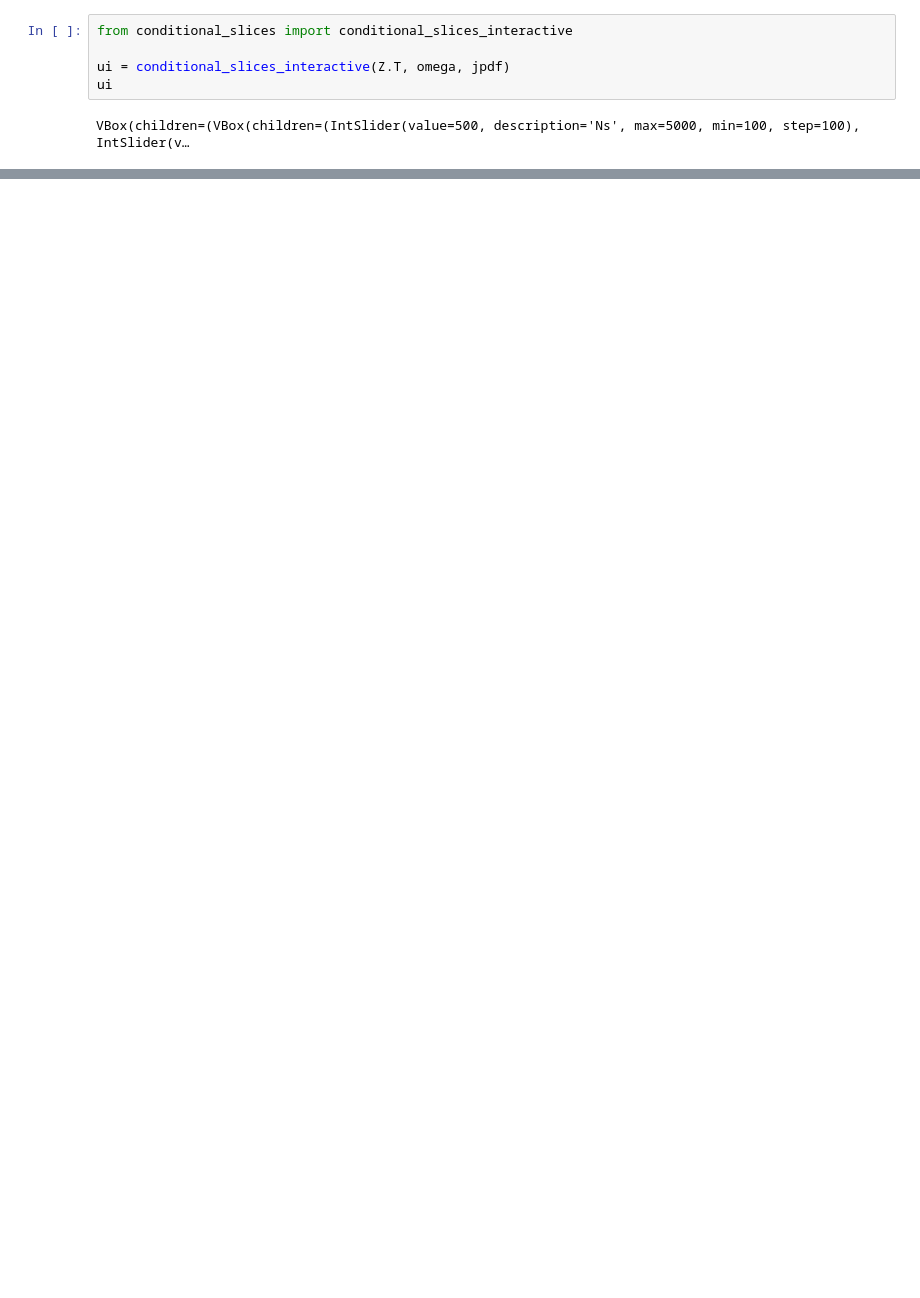
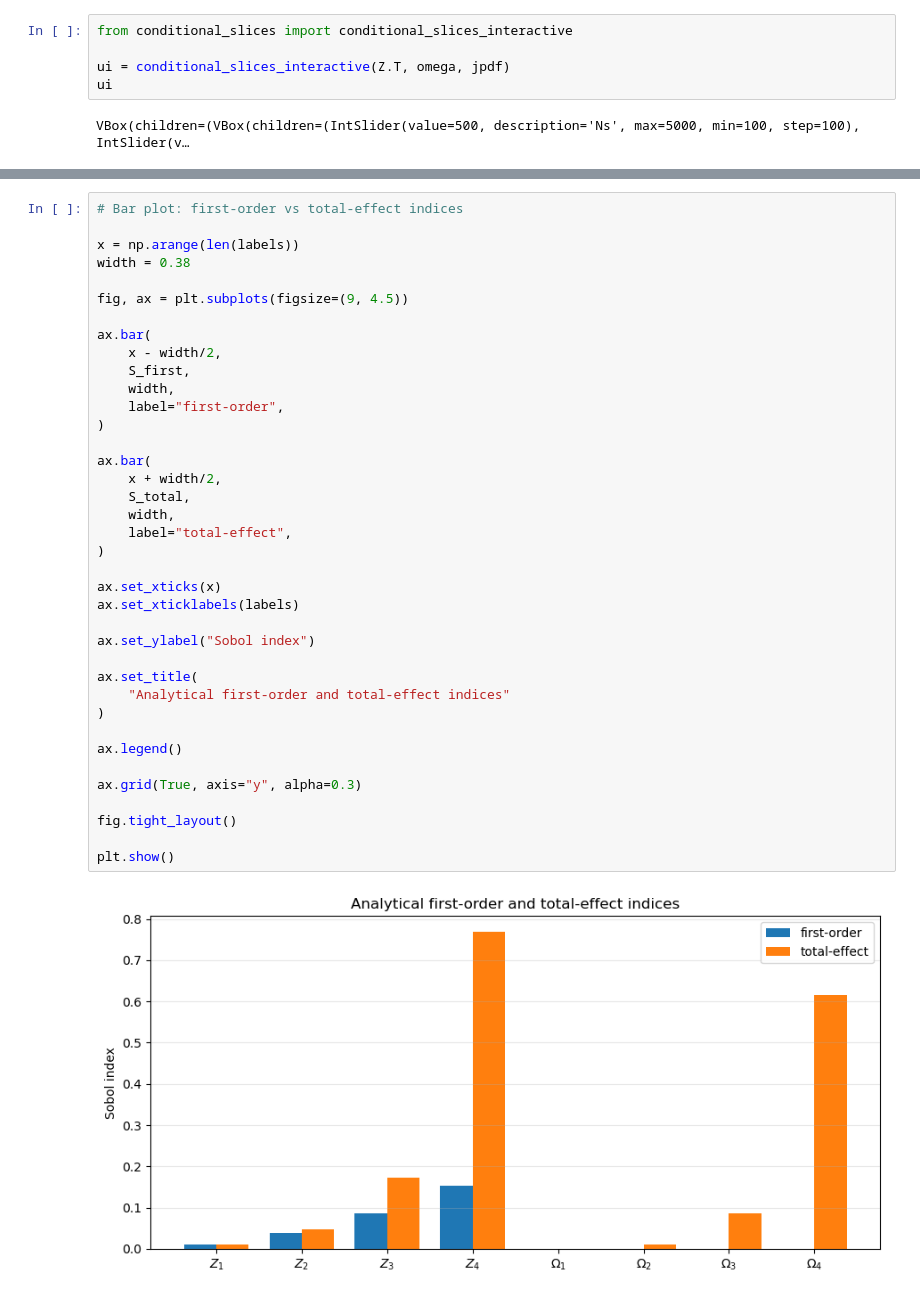
Before and after one commit to lrhgit/uqsa2025, a Jupyter notebook: sensitivity_concepts.ipynb, the cells around one changed output, grey strips where cells are left out. Saved outputs shown, nothing was run; the diff lists cells and outputs as text; blank space fills up the shorter version.

```diff
--- a/sensitivity_concepts.ipynb
+++ b/sensitivity_concepts.ipynb
@@ -390,0 +541,40 @@ Thus, for additive linear models, the first-order Sobol indices are identical to
+# %%
+# Bar plot: first-order vs total-effect indices
+
+x = np.arange(len(labels))
+width = 0.38
+
+fig, ax = plt.subplots(figsize=(9, 4.5))
+
+ax.bar(
+    x - width/2,
+    S_first,
+    width,
+    label="first-order",
+)
+
+ax.bar(
+    x + width/2,
+    S_total,
+    width,
+    label="total-effect",
+)
+
+ax.set_xticks(x)
+ax.set_xticklabels(labels)
+
+ax.set_ylabel("Sobol index")
+
+ax.set_title(
+    "Analytical first-order and total-effect indices"
+)
+
+ax.legend()
+
+ax.grid(True, axis="y", alpha=0.3)
+
+fig.tight_layout()
+
+plt.show()
+# %% [output]
+[figure, added]
```
Also changed, not shown: parts of 16 cells of this notebook.
